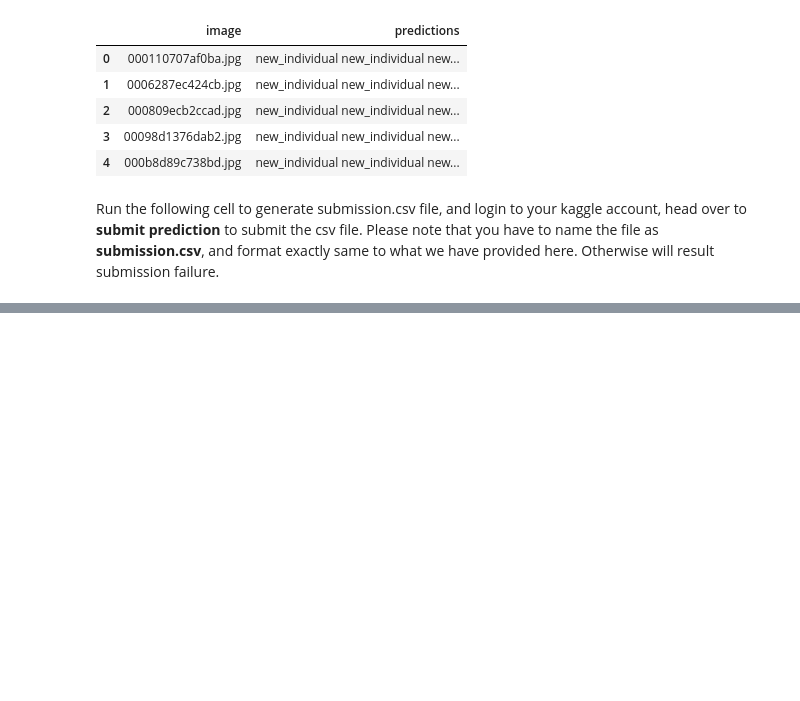
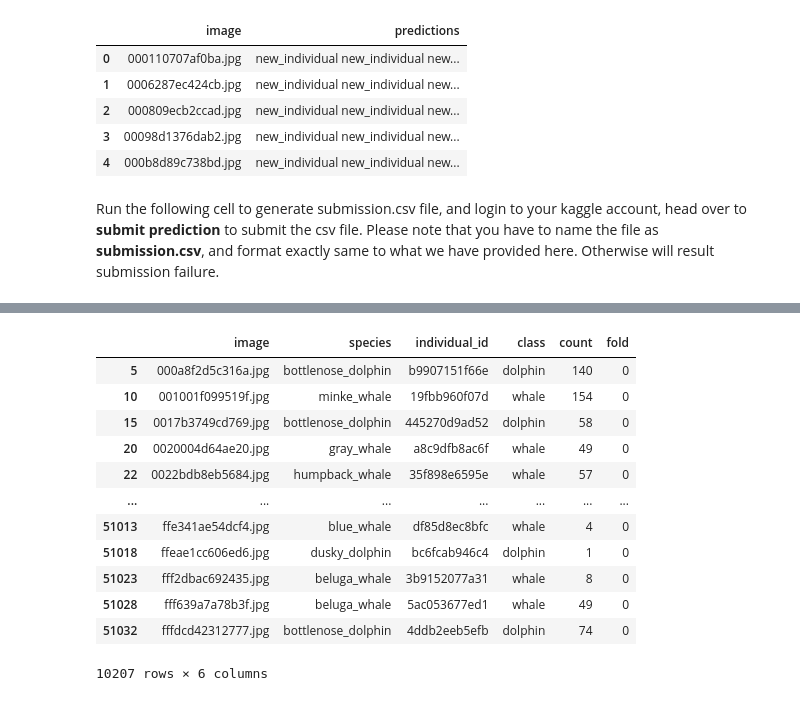
Before and after one commit to heye0507/kaggle_whale, a Jupyter notebook: nbs/00_EDA_pipeline.ipynb, the cells around one changed output, grey strips where cells are left out. Drawn from its saved outputs; the diff is of its cells as text; code cells hidden in the pictures; blank space fills up the shorter version.

Commit message:
add valid split

```diff
--- a/nbs/00_EDA_pipeline.ipynb
+++ b/nbs/00_EDA_pipeline.ipynb
@@ -352,0 +416,3 @@ Run the following cell to generate submission.csv file, and login to your kaggle
+# %%
+df_gkf = df_train.copy()
+df_gkf.head()
@@ -352,0 +426,6 @@ Run the following cell to generate submission.csv file, and login to your kaggle
+# %%
+gkf = GroupKFold(n_splits=5)
+
+df_gkf.loc[:, 'fold'] = 0
+for fold_number, (train_index, val_index) in enumerate(gkf.split(X=df_gkf.index, y=df_gkf['individual_id'], groups=df_gkf['image'])):
+    df_gkf.loc[df_gkf.iloc[val_index].index, 'fold'] = fold_number
@@ -352,0 +441,16 @@ Run the following cell to generate submission.csv file, and login to your kaggle
+# %%
+df_gkf[df_gkf['fold'] == 0]
+# %% [output]
+|  | image | species | individual_id | class | count | fold |
+| 5 | 000a8f2d5c316a.jpg | bottlenose_dolphin | b9907151f66e | dolphin | 140 | 0 |
+| 10 | 001001f099519f.jpg | minke_whale | 19fbb960f07d | whale | 154 | 0 |
+| 15 | 0017b3749cd769.jpg | bottlenose_dolphin | 445270d9ad52 | dolphin | 58 | 0 |
+| 20 | 0020004d64ae20.jpg | gray_whale | a8c9dfb8ac6f | whale | 49 | 0 |
+| 22 | 0022bdb8eb5684.jpg | humpback_whale | 35f898e6595e | whale | 57 | 0 |
+| ... | ... | ... | ... | ... | ... | ... |
+| 51013 | ffe341ae54dcf4.jpg | blue_whale | df85d8ec8bfc | whale | 4 | 0 |
+| 51018 | ffeae1cc606ed6.jpg | dusky_dolphin | bc6fcab946c4 | dolphin | 1 | 0 |
+| 51023 | fff2dbac692435.jpg | beluga_whale | 3b9152077a31 | whale | 8 | 0 |
+| 51028 | fff639a7a78b3f.jpg | beluga_whale | 5ac053677ed1 | whale | 49 | 0 |
+| 51032 | fffdcd42312777.jpg | bottlenose_dolphin | 4ddb2eeb5efb | dolphin | 74 | 0 |
+10207 rows × 6 columns
```
Also changed, not shown: parts of 35 cells of this notebook.
